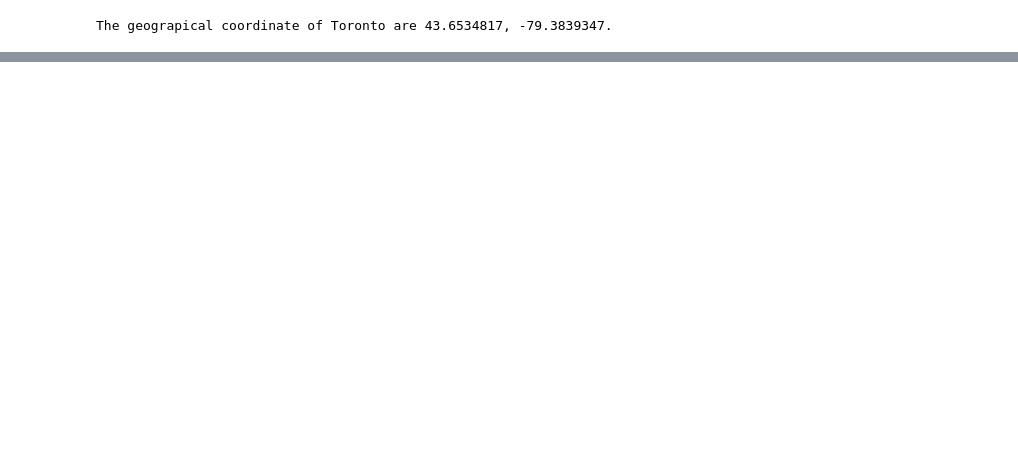
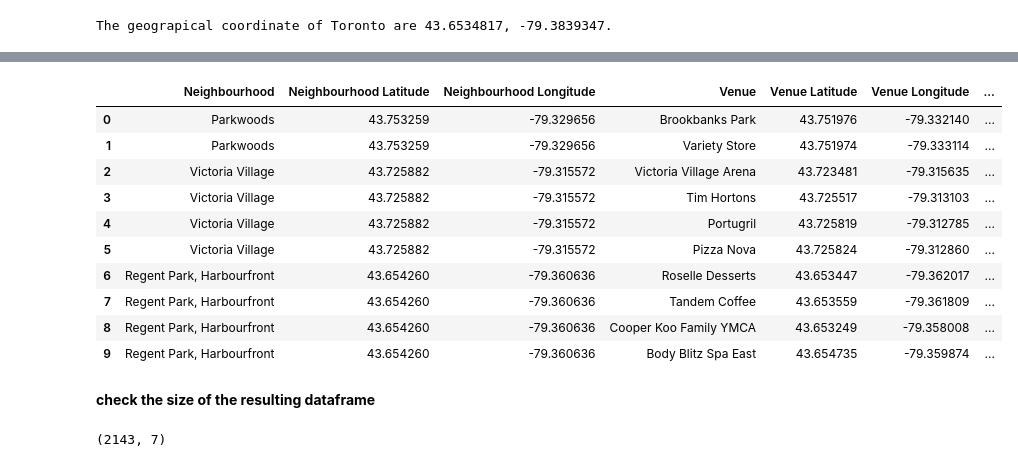
Before and after one commit to SaraNunes/Coursera_Capstone, a Jupyter notebook: Segmenting and Clustering Neighborhoods in Toronto.ipynb, the cells around one changed output, grey strips where cells are left out. Cells and saved outputs as stored; diff of their text form; code cells hidden in the pictures; blank space fills up the shorter version.

```diff
--- a/Segmenting and Clustering Neighborhoods in Toronto.ipynb
+++ b/Segmenting and Clustering Neighborhoods in Toronto.ipynb
@@ -186,3 +188,16 @@ for lat, lng, borough, neighborhood in zip(toronto_data['Latitude'], toronto_dat
 map_toronto
 # %% [output]
 [interactive output not drawn]
+# %%
+#4square credentials
+CLIENT_ID = '0S0MX5RWWDSBVSD4SK3SPPAU5TU1Q1K40CIA21VLIDNNFECL' # your Foursquare ID
+CLIENT_SECRET = 'NQ5PNKOTTO3CLFJVWBAZMMFDGDHWJ2ZRBXRWHX4G1TUA4FI1' # your Foursquare Secret
+VERSION = '20200404'
+LIMIT = 10
+print('Your credentails:')
+print('CLIENT_ID: ' + CLIENT_ID)
+print('CLIENT_SECRET:' + CLIENT_SECRET)
+
+# defining radius and limit of venues to get
+radius=500
+LIMIT=100
@@ -188,0 +250,6 @@ map_toronto
+# %%
+#Get the venues
+toronto_venues = getNearbyVenues(names=toronto_data['Neighborhood'],
+                                   latitudes=toronto_data['Latitude'],
+                                   longitudes=toronto_data['Longitude']
+                                  )
@@ -188,0 +274,20 @@ map_toronto
+# %%
+toronto_venues.head(10)
+# %% [output]
+|  | Neighbourhood | Neighbourhood Latitude | Neighbourhood Longitude | Venue | Venue Latitude | Venue Longitude | ... |
+| 0 | Parkwoods | 43.753259 | -79.329656 | Brookbanks Park | 43.751976 | -79.332140 | ... |
+| 1 | Parkwoods | 43.753259 | -79.329656 | Variety Store | 43.751974 | -79.333114 | ... |
+| 2 | Victoria Village | 43.725882 | -79.315572 | Victoria Village Arena | 43.723481 | -79.315635 | ... |
+| 3 | Victoria Village | 43.725882 | -79.315572 | Tim Hortons | 43.725517 | -79.313103 | ... |
+| 4 | Victoria Village | 43.725882 | -79.315572 | Portugril | 43.725819 | -79.312785 | ... |
+| 5 | Victoria Village | 43.725882 | -79.315572 | Pizza Nova | 43.725824 | -79.312860 | ... |
+| 6 | Regent Park, Harbourfront | 43.654260 | -79.360636 | Roselle Desserts | 43.653447 | -79.362017 | ... |
+| 7 | Regent Park, Harbourfront | 43.654260 | -79.360636 | Tandem Coffee | 43.653559 | -79.361809 | ... |
+| 8 | Regent Park, Harbourfront | 43.654260 | -79.360636 | Cooper Koo Family YMCA | 43.653249 | -79.358008 | ... |
+| 9 | Regent Park, Harbourfront | 43.654260 | -79.360636 | Body Blitz Spa East | 43.654735 | -79.359874 | ... |
+# %% [markdown]
+**check the size of the resulting dataframe**
+# %%
+toronto_venues.shape
+# %% [output]
+(2143, 7)
```
Also changed, not shown: parts of 25 cells of this notebook.
